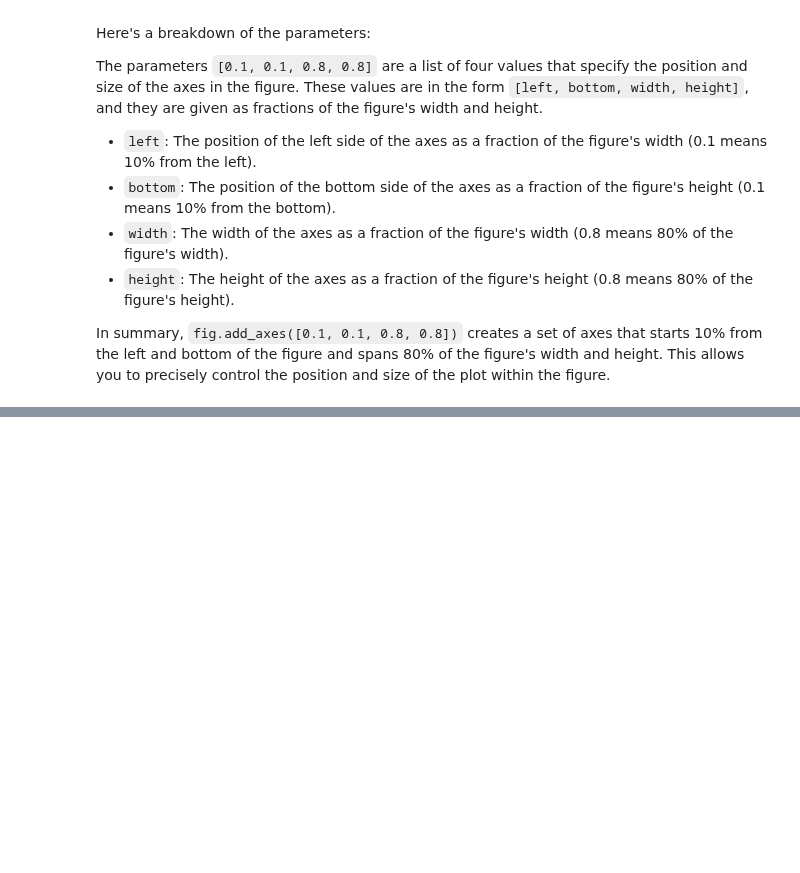
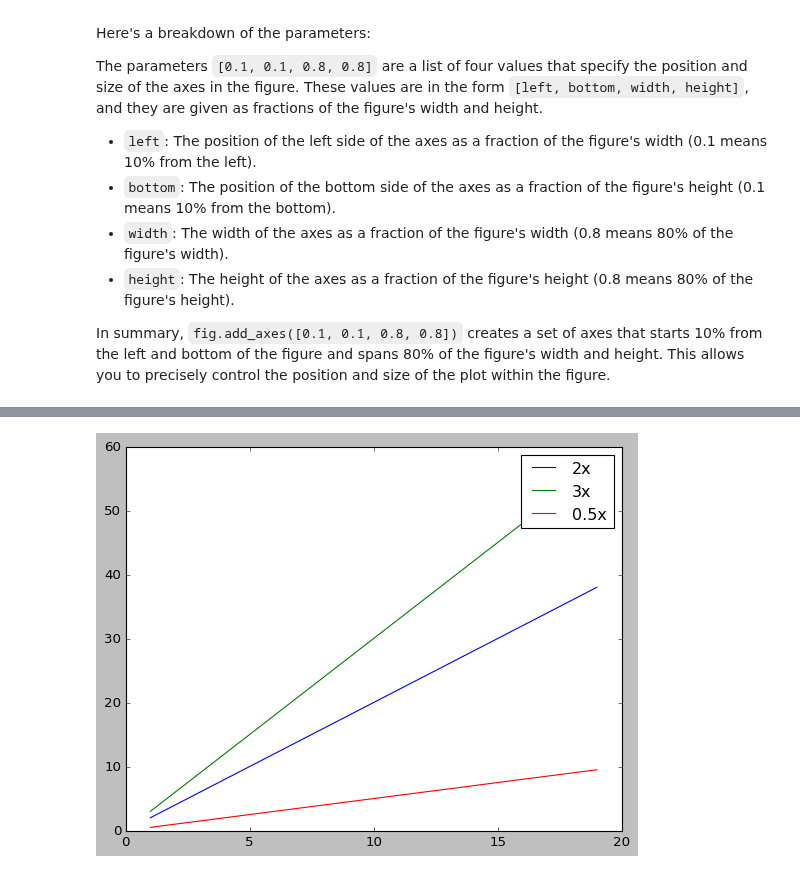
Before and after one commit to corpsedust/NareshIT, a Jupyter notebook: Self-practice(Tasks and IQ stuff)/Matplotlibpractice.ipynb, the cells around one changed output, grey strips where cells are left out. Cells and saved outputs as stored; diff of their text form; code cells hidden in the pictures; blank space fills up the shorter version.

```diff
--- a/Self-practice(Tasks and IQ stuff)/Matplotlibpractice.ipynb
+++ b/Self-practice(Tasks and IQ stuff)/Matplotlibpractice.ipynb
@@ -235,0 +267,12 @@ In summary, `fig.add_axes([0.1, 0.1, 0.8, 0.8])` creates a set of axes that star
+# %%
+x4 = range(1,20)
+
+
+plt.style.use("classic")
+plt.plot(x4, [x*2 for x in x4], label = "2x")
+plt.plot(x4, [x*3 for x in x4], label = "3x")
+plt.plot(x4, [x/2 for x in x4], label = "0.5x")
+plt.legend()
+plt.show()
+# %% [output]
+[figure, added]
```
Also changed, not shown: parts of 6 cells of this notebook.
